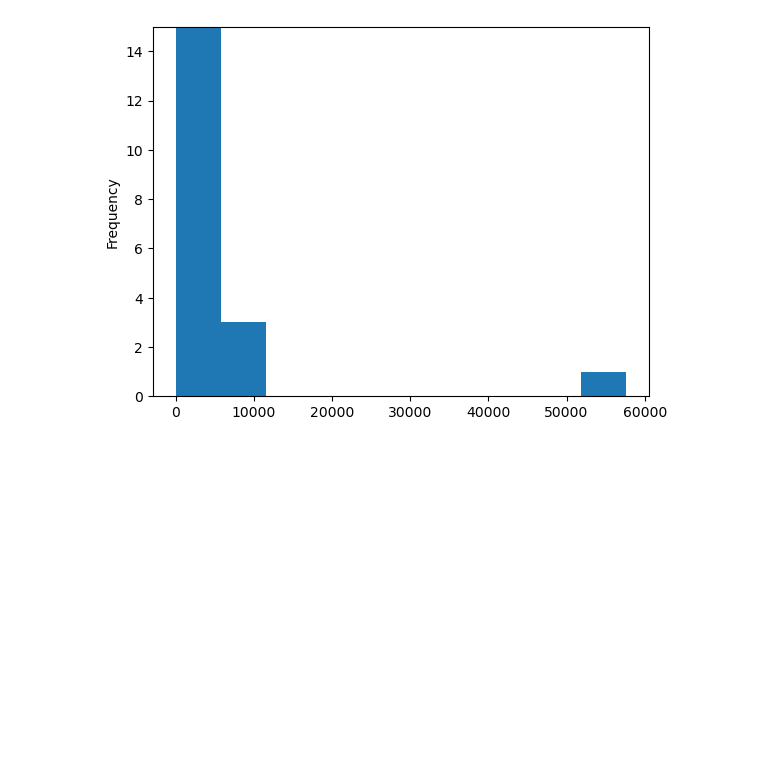
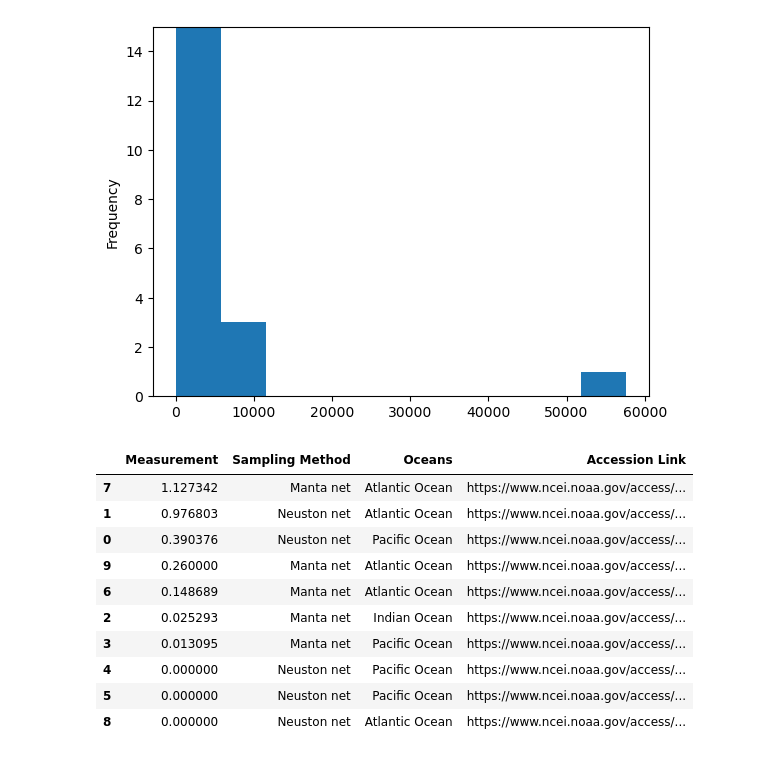
Before and after one commit to DerikVo/DSI_project_4_MIcroplastics, a Jupyter notebook: Code/Derik_EDA.ipynb, the cells around one changed output. Cells and saved outputs as stored; diff of their text form; code cells hidden in the pictures; blank space fills up the shorter version.

```diff
--- a/Code/Derik_EDA.ipynb
+++ b/Code/Derik_EDA.ipynb
@@ -6,6 +6,7 @@ import numpy as np
 import matplotlib.pyplot as plt
 import seaborn as sns
 pd.set_option('display.max_rows', 100)
+pd.set_option("display.max_colwidth", 256)
 # %% [markdown]
 # loading data and preview
 # %%
@@ -198,3 +199,17 @@ df['Measurement'][df['Measurement']>1].plot(kind='hist')
 # %% [output]
 <AxesSubplot:ylabel='Frequency'>
 [figure]
+# %%
+df[['Measurement','Sampling Method','Oceans','Accession Link']][df['Measurement']<10].head(10).sort_values(by='Measurement',ascending= False)
+# %% [output]
+|  | Measurement | Sampling Method | Oceans | Accession Link |
+| 7 | 1.127342 | Manta net | Atlantic Ocean | https://www.ncei.noaa.gov/access/... |
+| 1 | 0.976803 | Neuston net | Atlantic Ocean | https://www.ncei.noaa.gov/access/... |
+| 0 | 0.390376 | Neuston net | Pacific Ocean | https://www.ncei.noaa.gov/access/... |
+| 9 | 0.260000 | Manta net | Atlantic Ocean | https://www.ncei.noaa.gov/access/... |
+| 6 | 0.148689 | Manta net | Atlantic Ocean | https://www.ncei.noaa.gov/access/... |
+| 2 | 0.025293 | Manta net | Indian Ocean | https://www.ncei.noaa.gov/access/... |
+| 3 | 0.013095 | Manta net | Pacific Ocean | https://www.ncei.noaa.gov/access/... |
+| 4 | 0.000000 | Neuston net | Pacific Ocean | https://www.ncei.noaa.gov/access/... |
+| 5 | 0.000000 | Neuston net | Pacific Ocean | https://www.ncei.noaa.gov/access/... |
+| 8 | 0.000000 | Neuston net | Atlantic Ocean | https://www.ncei.noaa.gov/access/... |
```
Also changed, not shown: parts of 5 cells of this notebook.
